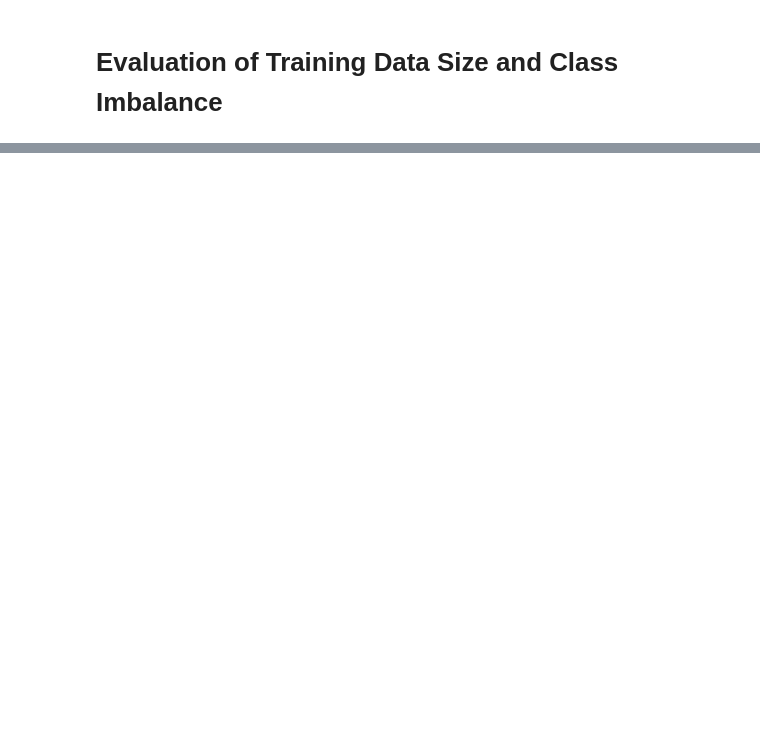
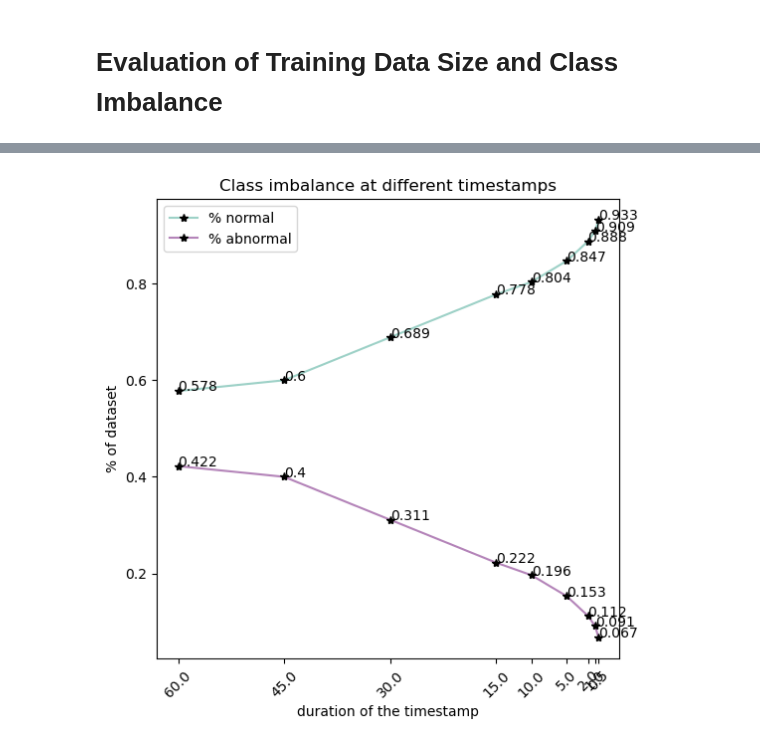
Before and after one commit to judebcampbell/ICSNetworkIDSBuilder, a Jupyter notebook: trainingSize.ipynb, the cells around one changed output, grey strips where cells are left out. Drawn from its saved outputs; the diff is of its cells as text; code cells hidden in the pictures; blank space fills up the shorter version.

```diff
--- a/trainingSize.ipynb
+++ b/trainingSize.ipynb
@@ -13,3 +35,9 @@ from scapy.all import *
 # %%
 trainFile = rdpcap('data/timestamps/training45m.pcapng')
-labelFile = fm.toList('data/timestamps/training45mClass.txt') # generate target list
+labelFile = fm.toList('data/timestamps/training45mClassEDITED.txt') # generate target list
+
+cleanTestFile = rdpcap('data/timestamps/cleanTest.pcapng')
+cleanTestLabelFile = fm.toList('data/timestamps/cleanTestClass.txt')
+
+testFile = rdpcap('data/timestamps/anomaliesTest.pcapng')
+testLabelFile = fm.toList('data/timestamps/anomaliesTestClass.txt')
@@ -27,0 +114,4 @@ NameError: name 'IP' is not defined
+# %%
+labels = [y60s, y45s, y30s, y15s, y10s, y5s, y2s, y1s, yhalfs]
+
+x_data = [x60s, x45s, x30s, x15s, x10s, x5s, x2s, x1s, xhalfs]
@@ -27,0 +120,42 @@ NameError: name 'IP' is not defined
+# %%
+normal = []
+abnormal = []
+for item in labels:
+	n, a = gp.class_balance_binary(item)
+	normal.append(n)
+	abnormal.append(a)
+# %%
+
+fig = plt.figure(figsize=(6,6))
+# Create an axes object
+ax = plt.axes()
+# Plotting the figure
+plt.plot(size_times, normal, label='% normal', color="#9DD1C7", ls='-', marker='*', markeredgecolor='k', markerfacecolor='k', mouseover=True)
+plt.plot(size_times, abnormal, label='% abnormal', color="#B484B9", ls='-', marker='*', markeredgecolor='k', markerfacecolor='k', mouseover=True)
+# Defining the label along the x-axis
+plt.xlabel("duration of the timestamp")
+# Defining the label along the y-axis
+plt.ylabel("% of dataset")
+# Defining the title of the plot
+plt.title("Class imbalance at different timestamps")
+
+n, a = [], []
+
+for i in range(len(normal)):
+	n.append(round(normal[i], 3))
+
+	a.append(round(abnormal[i], 3))
+
+normal = n
+abnormal = a
+
+for i in range(len(normal)):
+	ax.text(size_times[i], normal[i], normal[i], size=10)
+	ax.text(size_times[i], abnormal[i], abnormal[i], size=10)
+plt.xticks(size_times, rotation=45)
+ax.invert_xaxis()
+ax.legend()
+# Displaying the plot
+plt.show()
+# %% [output]
+[figure, added]
```
Also changed, not shown: parts of 9 cells of this notebook, 5 other files.
